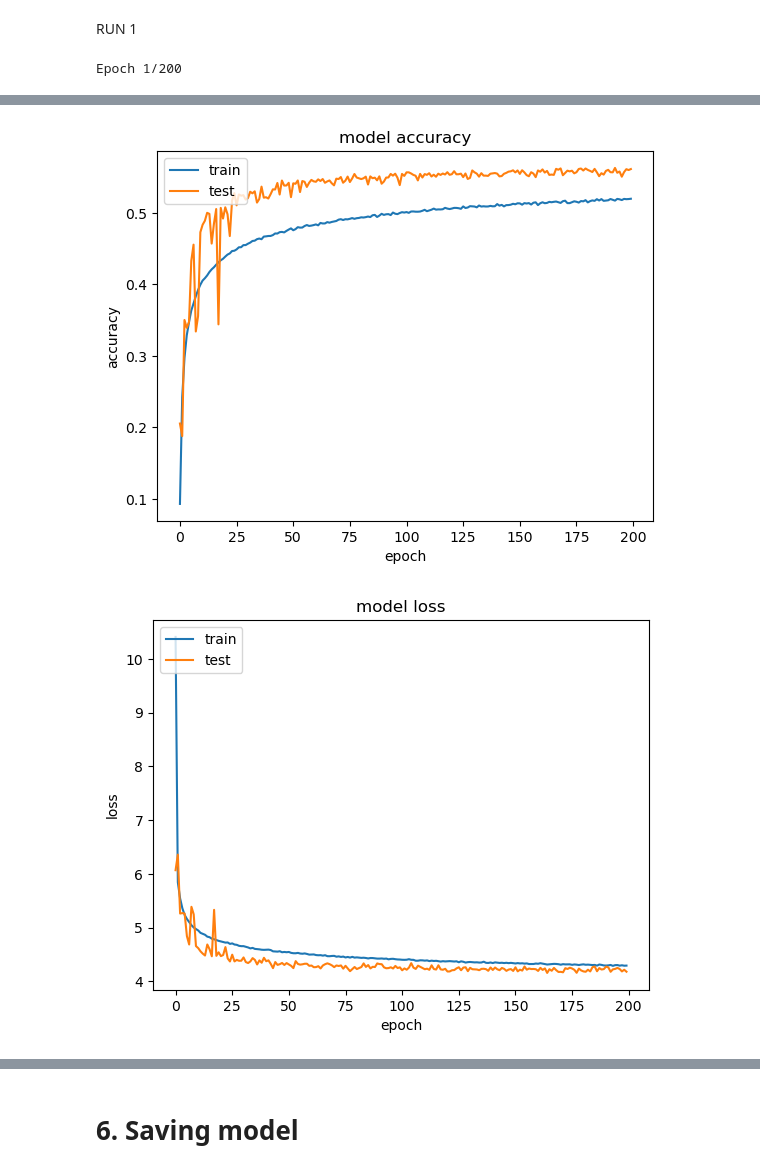
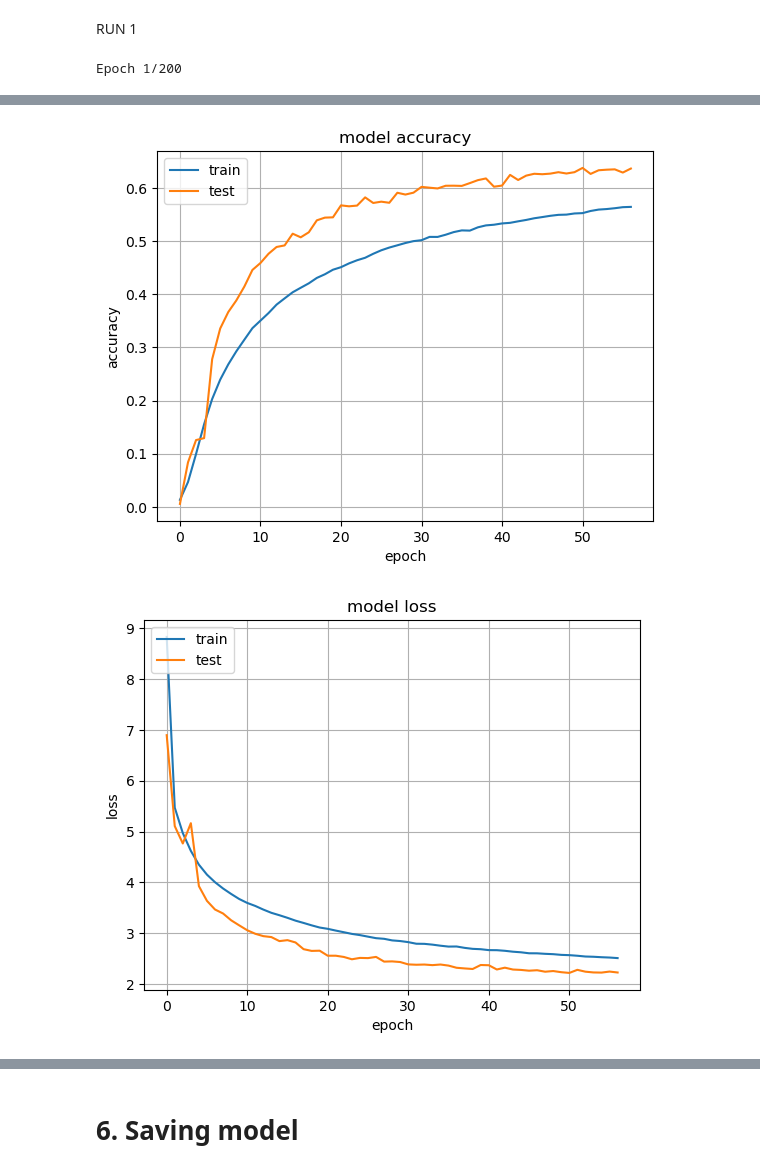
Before and after one commit to mdarfan357/Pictionary, a Jupyter notebook: QuickDraw_final.ipynb, the cells around one changed output, grey strips where cells are left out. Cells and saved outputs as stored; diff of their text form; code cells hidden in the pictures.

```diff
--- a/QuickDraw_final.ipynb
+++ b/QuickDraw_final.ipynb
@@ -161,7 +164,7 @@ checkpoint = ModelCheckpoint(filepath=filepath,
                              mode='min')
 # %%
 from keras.callbacks import EarlyStopping
-earlystop= EarlyStopping(monitor='val_acc', patience=6)
+earlystop= EarlyStopping(monitor='val_accuracy', patience=6)
 # %%
 callbacks = [checkpoint,earlystop]
 # %%
@@ -249,14 +264,37 @@ gc.collect()
+# %%
+from tensorflow.keras.preprocessing.image import ImageDataGenerator
+
+batch_size = 256
+aug = ImageDataGenerator(
+        rotation_range=20,
+        zoom_range=0.15,
+        width_shift_range=0.2,
+        height_shift_range=0.2,
+        shear_range=0.15,
+        horizontal_flip=True,
+        fill_mode="nearest")
 # %% [markdown]
 # 5. Training Deep learning model
 # %% [markdown]
 RUN 1
 # %%
-history = model.fit(tr_x, tr_Y,batch_size=200,epochs=200
-          ,validation_data=(tst_x,tst_Y),callbacks=callbacks)
+# history = model.fit(tr_x, tr_Y,batch_size=200,epochs=200
+#           ,validation_data=(tst_x,tst_Y),callbacks=callbacks)
 
 # history = model.fit(tr_x, tr_Y,batch_size=128,epochs=30
 #           ,validation_data=(tst_x,tst_Y))
 
+# history = model.fit(
+#     x=aug.flow(tr_x, tr_Y, batch_size=batch_size),
+#     validation_data=(tst_x,tst_Y),
+#     epochs=30,
+#     callbacks=callbacks)
+
+history = model.fit(
+    x=aug.flow(tr_x, tr_Y, batch_size=batch_size),
+    validation_data=(tst_x,tst_Y),
+    epochs=200,
+    callbacks=callbacks)
 
 print(history.history.keys())
 # summarize history for accuracy
@@ -266,6 +304,7 @@ plt.title('model accuracy')
 plt.ylabel('accuracy')
 plt.xlabel('epoch')
 plt.legend(['train', 'test'], loc='upper left')
+plt.grid()
 plt.show()
 # summarize history for loss
 plt.plot(history.history['loss'])
@@ -274,6 +313,16 @@ plt.title('model loss')
 plt.ylabel('loss')
 plt.xlabel('epoch')
 plt.legend(['train', 'test'], loc='upper left')
+plt.grid()
 plt.show()
+
+
+# plt.plot(history.history['accuracy'])
+# plt.plot(history.history['val_accuracy'])
+# plt.title('model accuracy')
+# plt.ylabel('accuracy')
+# plt.xlabel('epoch')
+# plt.legend(['train', 'val'], loc='upper left')
+# plt.show()
 # %% [output]
 Epoch 1/200
@@ -297,3 +346,3 @@ Epoch 200/200
 dict_keys(['loss', 'accuracy', 'val_loss', 'val_accuracy'])
-[figure, old version]
+[figure, new version]
-[figure, old version]
+[figure, new version]
```
Also changed, not shown: parts of 15 cells of this notebook.
